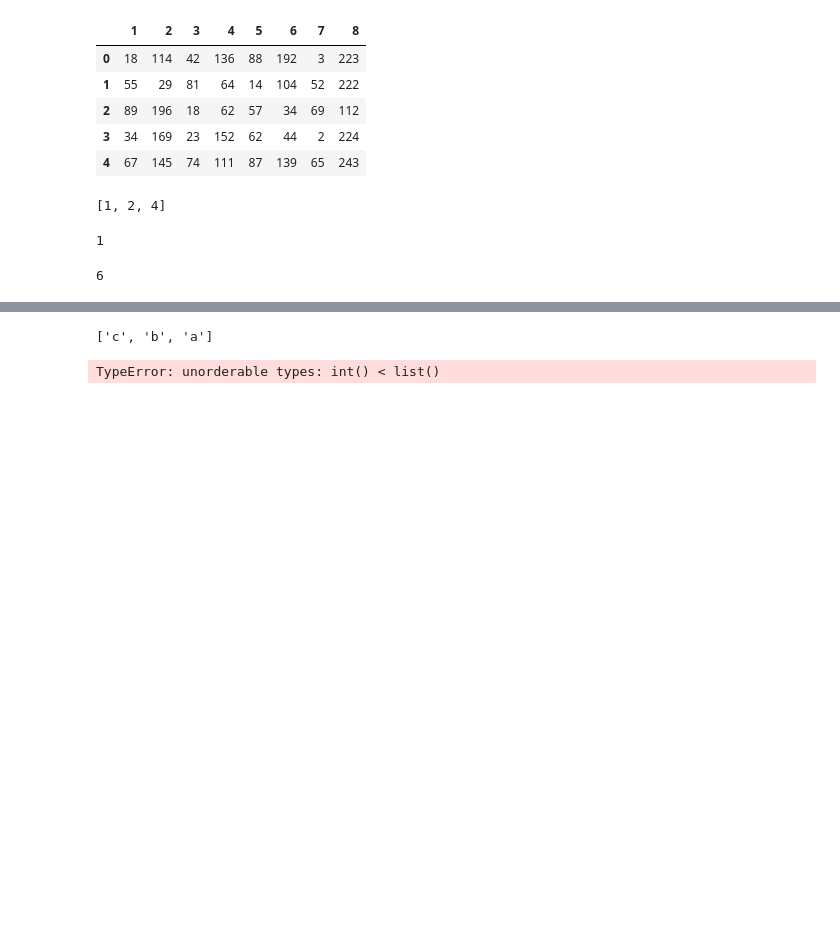
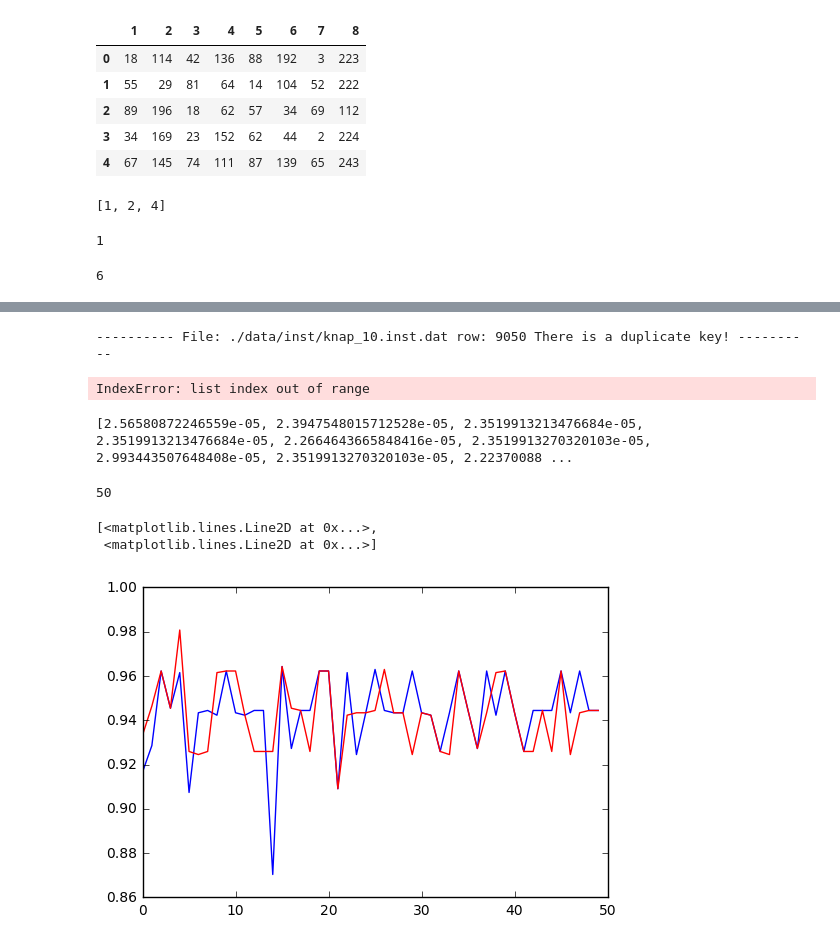
Before and after one commit to bobirdmi/MI-PAA, a Jupyter notebook: hw1.ipynb, the cells around one changed output, grey strips where cells are left out. Saved outputs shown, nothing was run; the diff lists cells and outputs as text; code cells hidden in the pictures; blank space fills up the shorter version.

Commit message:
TODO: duplicate keys, plots

```diff
--- a/hw1.ipynb
+++ b/hw1.ipynb
@@ -177,7 +170,24 @@ max_cost: 473
-# %%
-d = {'a': 3, 'b': [5,2], 'c': [4,6]}
-print([key for (key, value) in sorted(d.items(), reverse=True)])
-sorted(d, key=d.__getitem__, reverse=True)
-# %% [output]
-['c', 'b', 'a']
-TypeError: unorderable types: int() < list()
+# %%
+n_list = [4,10,15,20,22,25,27,30,32,35,37,40]
+file_template = './data/inst/knap_{}.inst.dat'
+dictn = {}
+
+for n in n_list:
+    dictn[n] = list(measure_time(file_template.format(n), print_out=False))
+# %% [output]
+---------- File: ./data/inst/knap_10.inst.dat row: 9050 There is a duplicate key! ----------
+IndexError: list index out of range
+# %%
+print(bruteforce_time)
+# %% [output]
+[2.56580872246559e-05, 2.3947548015712528e-05, 2.3519913213476684e-05, 2.3519913213476684e-05, 2.2664643665848416e-05, 2.3519913270320103e-05, 2.993443507648408e-05, 2.3519913270320103e-05, 2.22370088 ...
+# %%
+len(bruteforce_time)
+# %% [output]
+50
+# %%
+plt.plot(range(50), rel_err['cost'], 'b', range(50), rel_err['prop'], 'r')
+# %% [output]
+[<matplotlib.lines.Line2D at 0x...>,
+ <matplotlib.lines.Line2D at 0x...>]
+[figure, added]
```
Also changed, not shown: parts of 3 cells of this notebook.
